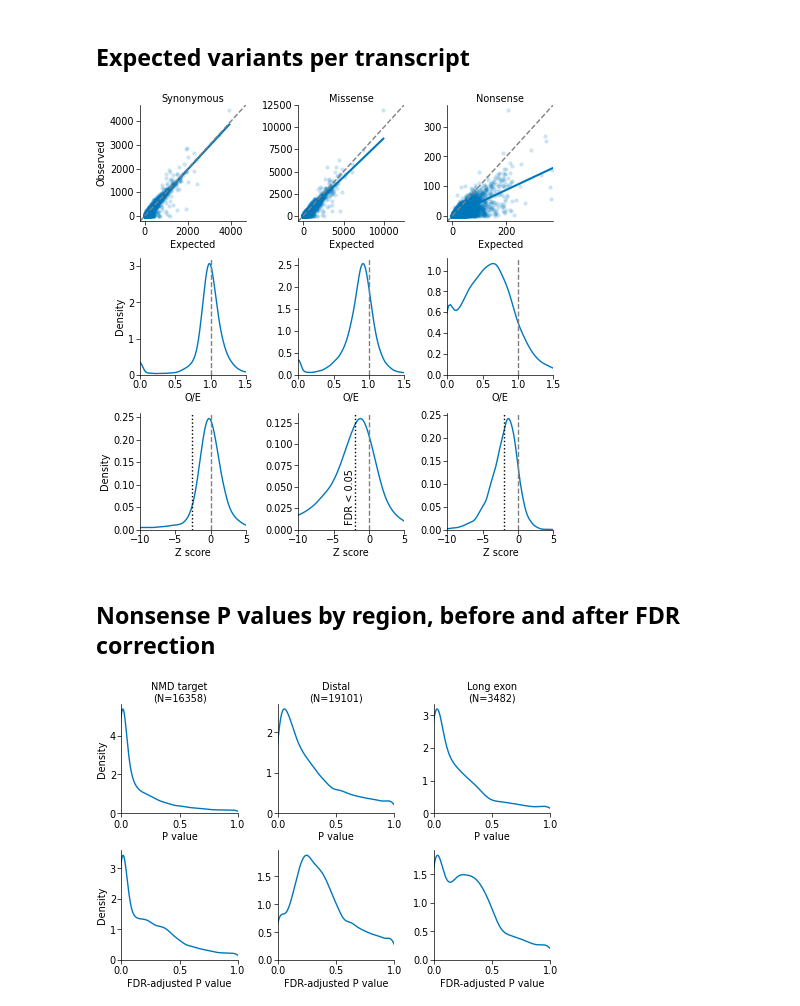
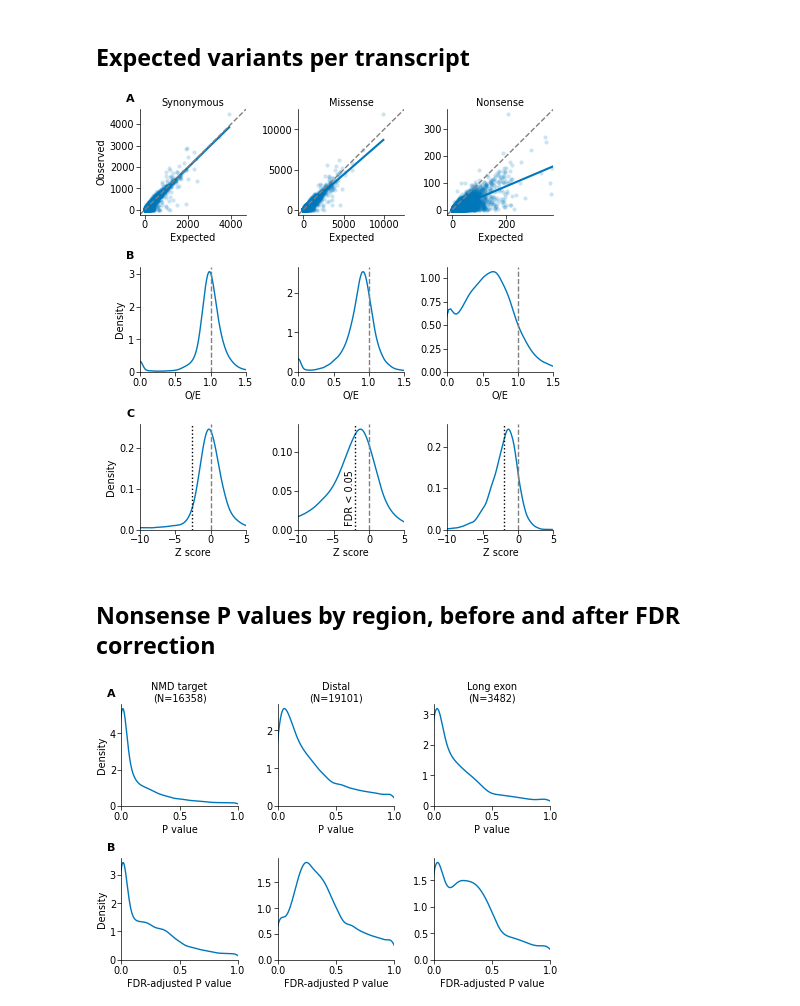
Before and after one commit to alexblakes/regional_nonsense_constraint, a Jupyter notebook: scripts_plots/testing.ipynb, the cells around one changed output. Drawn from its saved outputs; the diff is of its cells as text; code cells hidden in the pictures.

Commit message:
Add panel labels

```diff
--- a/scripts_plots/testing.ipynb
+++ b/scripts_plots/testing.ipynb
@@ -24,7 +24,7 @@ df = pd.read_csv("../outputs/expected_variants_all_regions_stats.tsv", sep="\t")
 # %%
 csq = ["synonymous", "missense", "nonsense"]
 
-fig, axs = plt.subplots(3, 3, figsize=(12*cm, 12*cm), layout="constrained")
+fig, axs = plt.subplots(3, 3, figsize=(12 * cm, 12 * cm), layout="constrained")
 
 # Expected variants per transcript
 for c, (i, ax) in zip(csq, enumerate(axs[0])):
@@ -104,34 +104,40 @@ for c, (i, ax) in zip(csq, enumerate(axs[2])):
         linestyle=":",
         label="FDR < 0.05",
     )
 
     if i == 1:
         ax.text(
             x=sig_thresh,
             y=0.005,
             ha="right",
             va="bottom",
             s="FDR < 0.05",
             rotation=90,
             # transform=ax.get_xaxis_transform(),
         )
 
     # Axis labels and limits
     ax.set_xlabel("Z score")
     ax.set_xlim((-10, 5))
 
     if i == 0:
         ax.set_ylabel("Density")
     else:
         ax.set_ylabel(None)
 
+# Add panel labels
+Axes = [axs[0][0], axs[1][0], axs[2][0]]
+labels = list("ABC")
+for a, s in zip(Axes, labels):
+    panel_label(a, s)
+
 # Save figure
 plt.savefig("../plots/constraint_in_transcripts_by_csq_combined.svg", format="svg")
 plt.savefig(
     "../plots/constraint_in_transcripts_by_csq_combined.png", format="png", dpi=1000
 )
 # %% [output]
-[figure, old version]
+[figure, new version]
 # %% [markdown]
 ## Nonsense P values by region, before and after FDR correction
 # %%
@@ -142,7 +148,7 @@ number = [
 ]
 
 # Instantiate the figure
-fig, axs = plt.subplots(2, 3, figsize=(12*cm, 8*cm), layout="constrained")
+fig, axs = plt.subplots(2, 3, figsize=(12 * cm, 8 * cm), layout="constrained")
 
 # Raw P values
 for r, rt, n, (i, ax) in zip(regions, regions_title, number, enumerate(axs[0])):
@@ -183,7 +189,13 @@ for ax in axs:
         a.spines["top"].set_color("None")
         a.spines["right"].set_color("None")
 
+# Add panel labels
+Axes = [axs[0][0], axs[1][0]]
+labels = list("AB")
+for a, s in zip(Axes, labels):
+    panel_label(a, s)
+
 plt.savefig("../plots/constraint_in_regions_p_values.svg", format="svg")
 plt.savefig("../plots/constraint_in_regions_p_values.png", format="png", dpi=1000)
 # %% [output]
-[figure, old version]
+[figure, new version]
```
